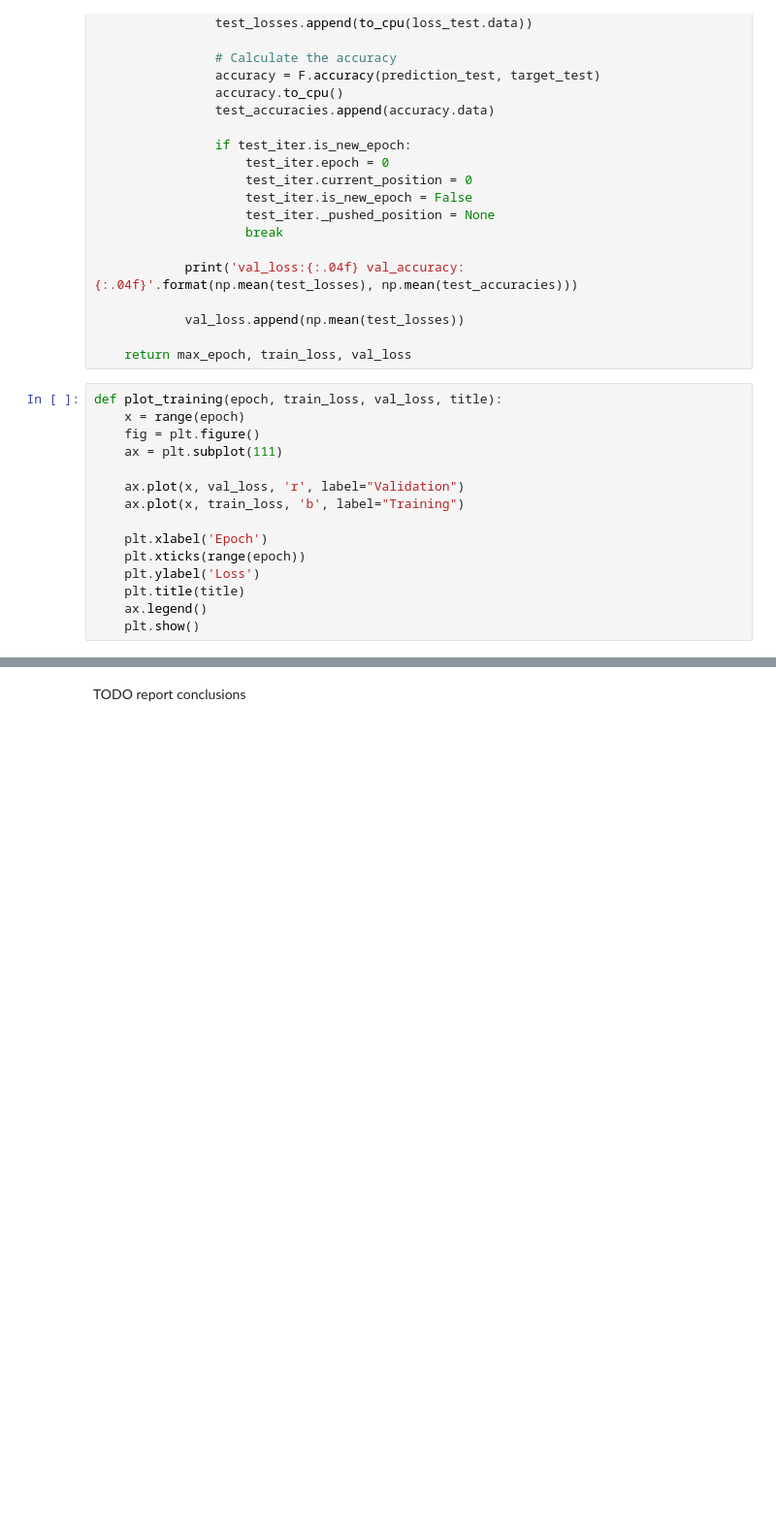
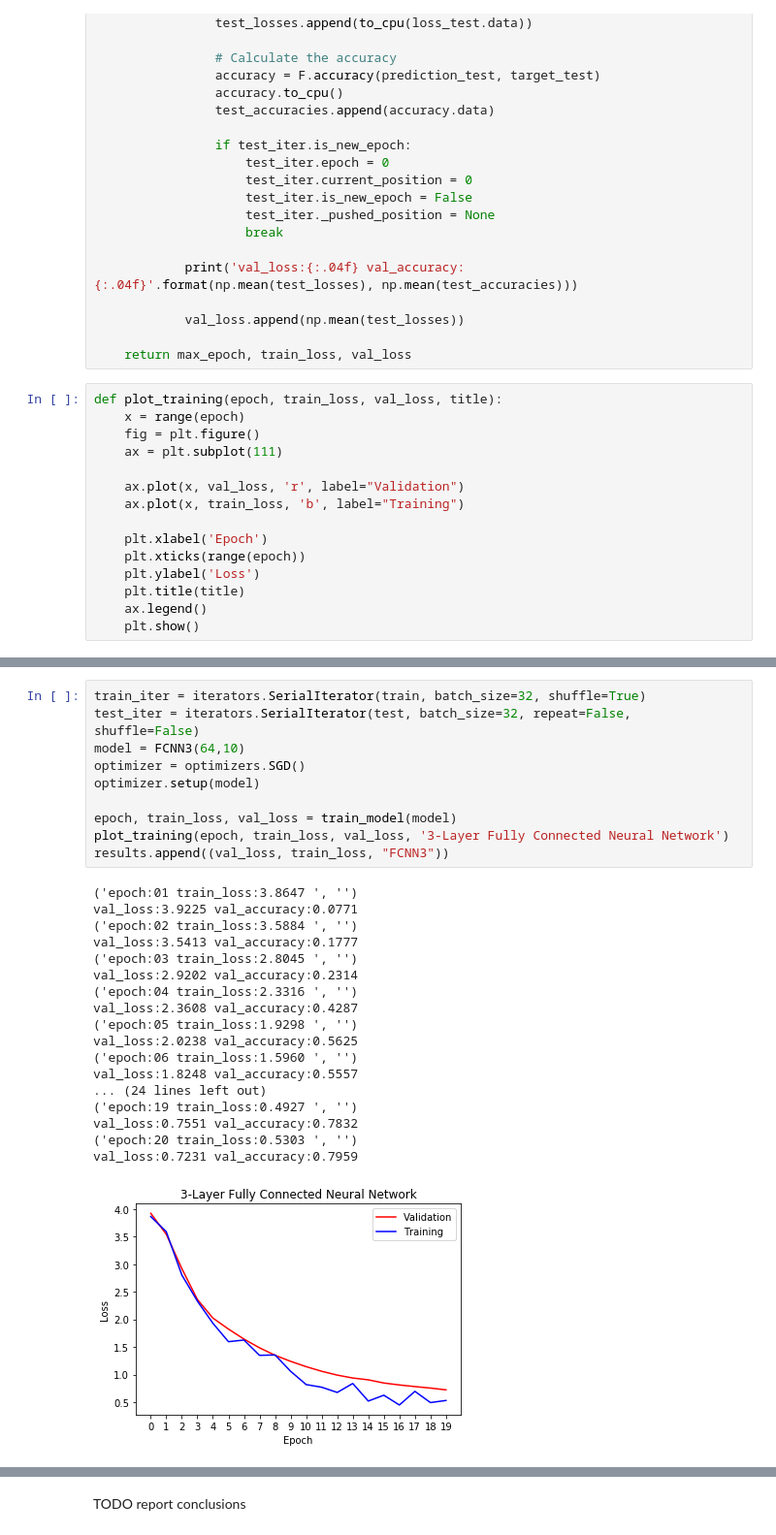
Before and after one commit to dljve/CCN, a Jupyter notebook: assignment2/assignment2.ipynb, the cells around one changed output, grey strips where cells are left out. Shown at 97% size. Cells and saved outputs as stored; diff of their text form; blank space fills up the shorter version.

```diff
--- a/assignment2/assignment2.ipynb
+++ b/assignment2/assignment2.ipynb
@@ -160,0 +244,29 @@ def plot_training(epoch, train_loss, val_loss, title):
+# %%
+train_iter = iterators.SerialIterator(train, batch_size=32, shuffle=True)
+test_iter = iterators.SerialIterator(test, batch_size=32, repeat=False, shuffle=False)
+model = FCNN3(64,10)
+optimizer = optimizers.SGD()
+optimizer.setup(model)
+
+epoch, train_loss, val_loss = train_model(model)
+plot_training(epoch, train_loss, val_loss, '3-Layer Fully Connected Neural Network')
+results.append((val_loss, train_loss, "FCNN3"))
+# %% [output]
+('epoch:01 train_loss:3.8647 ', '')
+val_loss:3.9225 val_accuracy:0.0771
+('epoch:02 train_loss:3.5884 ', '')
+val_loss:3.5413 val_accuracy:0.1777
+('epoch:03 train_loss:2.8045 ', '')
+val_loss:2.9202 val_accuracy:0.2314
+('epoch:04 train_loss:2.3316 ', '')
+val_loss:2.3608 val_accuracy:0.4287
+('epoch:05 train_loss:1.9298 ', '')
+val_loss:2.0238 val_accuracy:0.5625
+('epoch:06 train_loss:1.5960 ', '')
+val_loss:1.8248 val_accuracy:0.5557
+... (24 lines left out)
+('epoch:19 train_loss:0.4927 ', '')
+val_loss:0.7551 val_accuracy:0.7832
+('epoch:20 train_loss:0.5303 ', '')
+val_loss:0.7231 val_accuracy:0.7959
+[figure, added]
```
Also changed, not shown: parts of 13 cells of this notebook, 1 other file.
